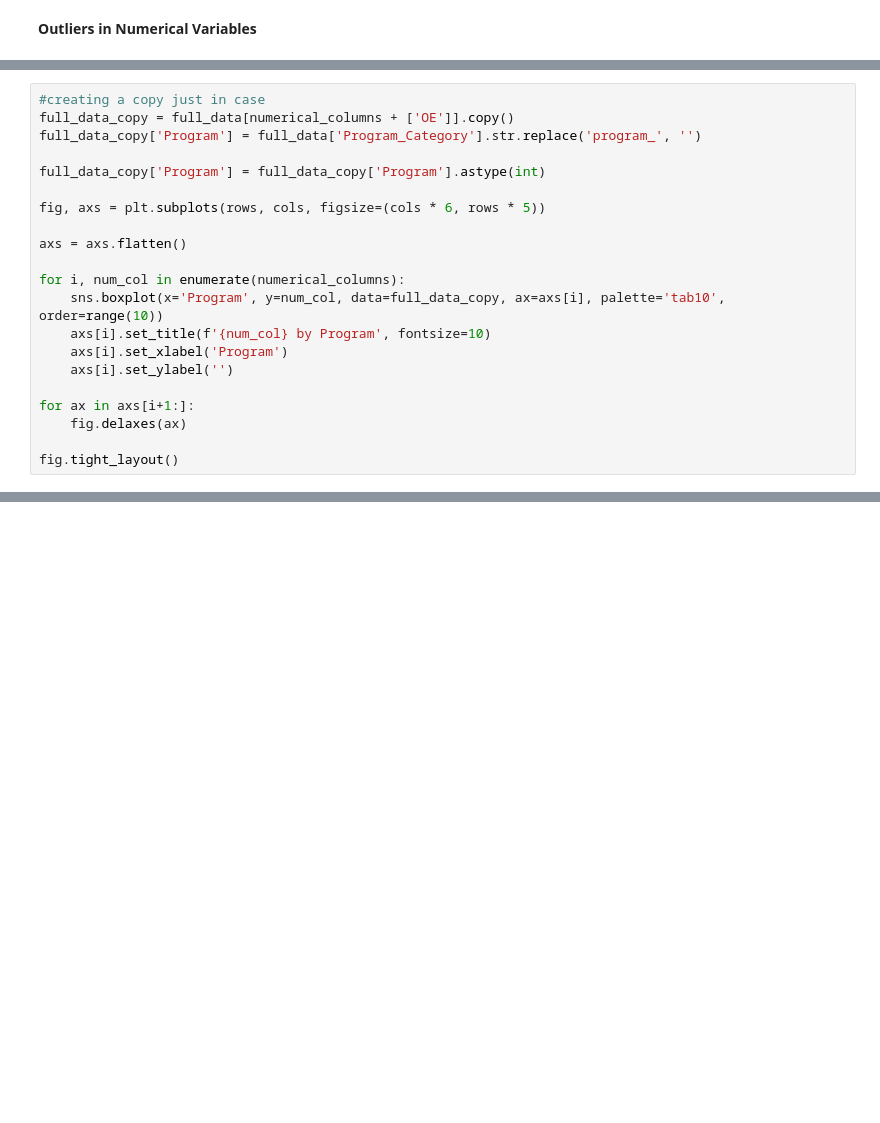
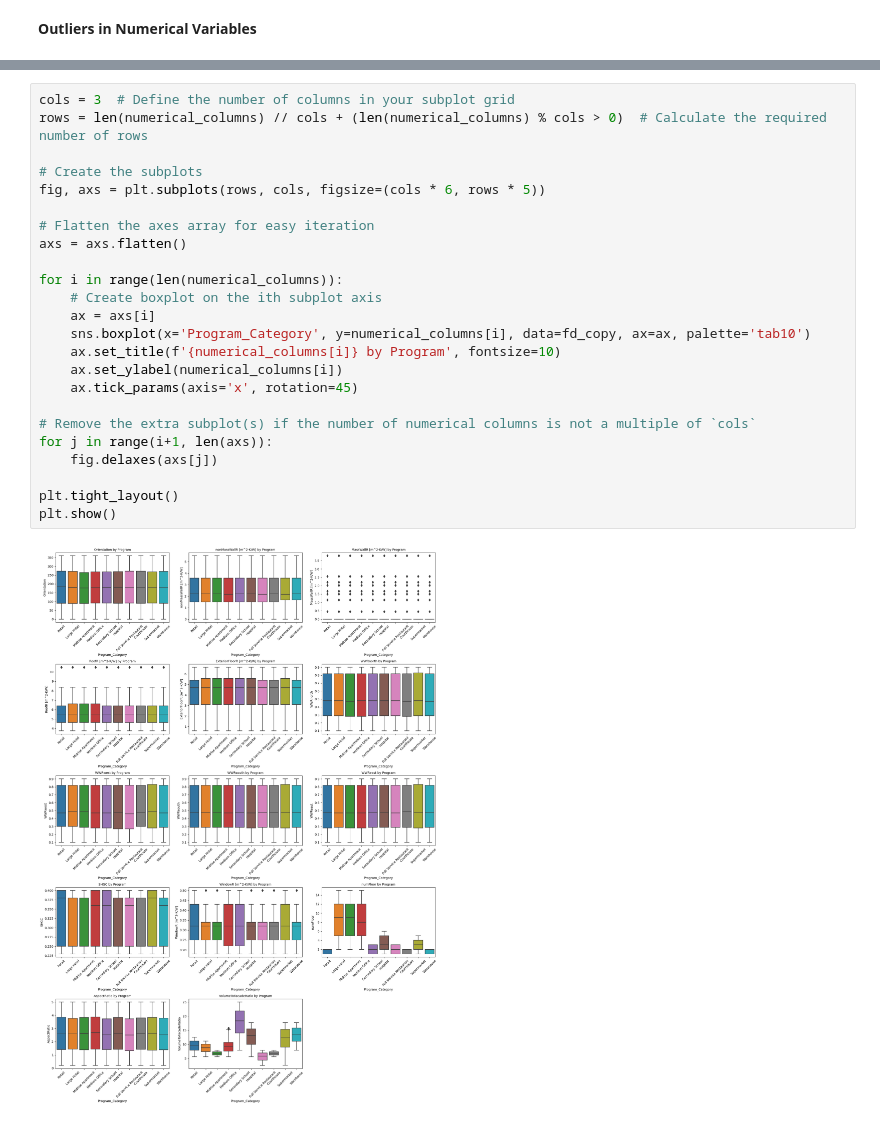
Before and after one commit to snwnkang/CS109A_Final, a Jupyter notebook: Final_Project_CS109_11112023_Sang.ipynb, the cells around one changed output, grey strips where cells are left out. Saved outputs shown, nothing was run; the diff lists cells and outputs as text; blank space fills up the shorter version.

```diff
--- a/Final_Project_CS109_11112023_Sang.ipynb
+++ b/Final_Project_CS109_11112023_Sang.ipynb
@@ -194,21 +292,0 @@ full_data.head(5)
-# %%
-#creating a copy just in case
-full_data_copy = full_data[numerical_columns + ['OE']].copy()
-full_data_copy['Program'] = full_data['Program_Category'].str.replace('program_', '')
-
-full_data_copy['Program'] = full_data_copy['Program'].astype(int)
-
-fig, axs = plt.subplots(rows, cols, figsize=(cols * 6, rows * 5))
-
-axs = axs.flatten()
-
-for i, num_col in enumerate(numerical_columns):
-    sns.boxplot(x='Program', y=num_col, data=full_data_copy, ax=axs[i], palette='tab10', order=range(10))
-    axs[i].set_title(f'{num_col} by Program', fontsize=10)
-    axs[i].set_xlabel('Program')
-    axs[i].set_ylabel('')
-
-for ax in axs[i+1:]:
-    fig.delaxes(ax)
-
-fig.tight_layout()
@@ -216,0 +309,26 @@ fig.tight_layout()
+# %%
+cols = 3  # Define the number of columns in your subplot grid
+rows = len(numerical_columns) // cols + (len(numerical_columns) % cols > 0)  # Calculate the required number of rows
+
+# Create the subplots
+fig, axs = plt.subplots(rows, cols, figsize=(cols * 6, rows * 5))
+
+# Flatten the axes array for easy iteration
+axs = axs.flatten()
+
+for i in range(len(numerical_columns)):
+    # Create boxplot on the ith subplot axis
+    ax = axs[i]
+    sns.boxplot(x='Program_Category', y=numerical_columns[i], data=fd_copy, ax=ax, palette='tab10')
+    ax.set_title(f'{numerical_columns[i]} by Program', fontsize=10)
+    ax.set_ylabel(numerical_columns[i])
+    ax.tick_params(axis='x', rotation=45)
+
+# Remove the extra subplot(s) if the number of numerical columns is not a multiple of `cols`
+for j in range(i+1, len(axs)):
+    fig.delaxes(axs[j])
+
+plt.tight_layout()
+plt.show()
+# %% [output]
+[figure, added]
```
Also changed, not shown: parts of 17 cells of this notebook.
